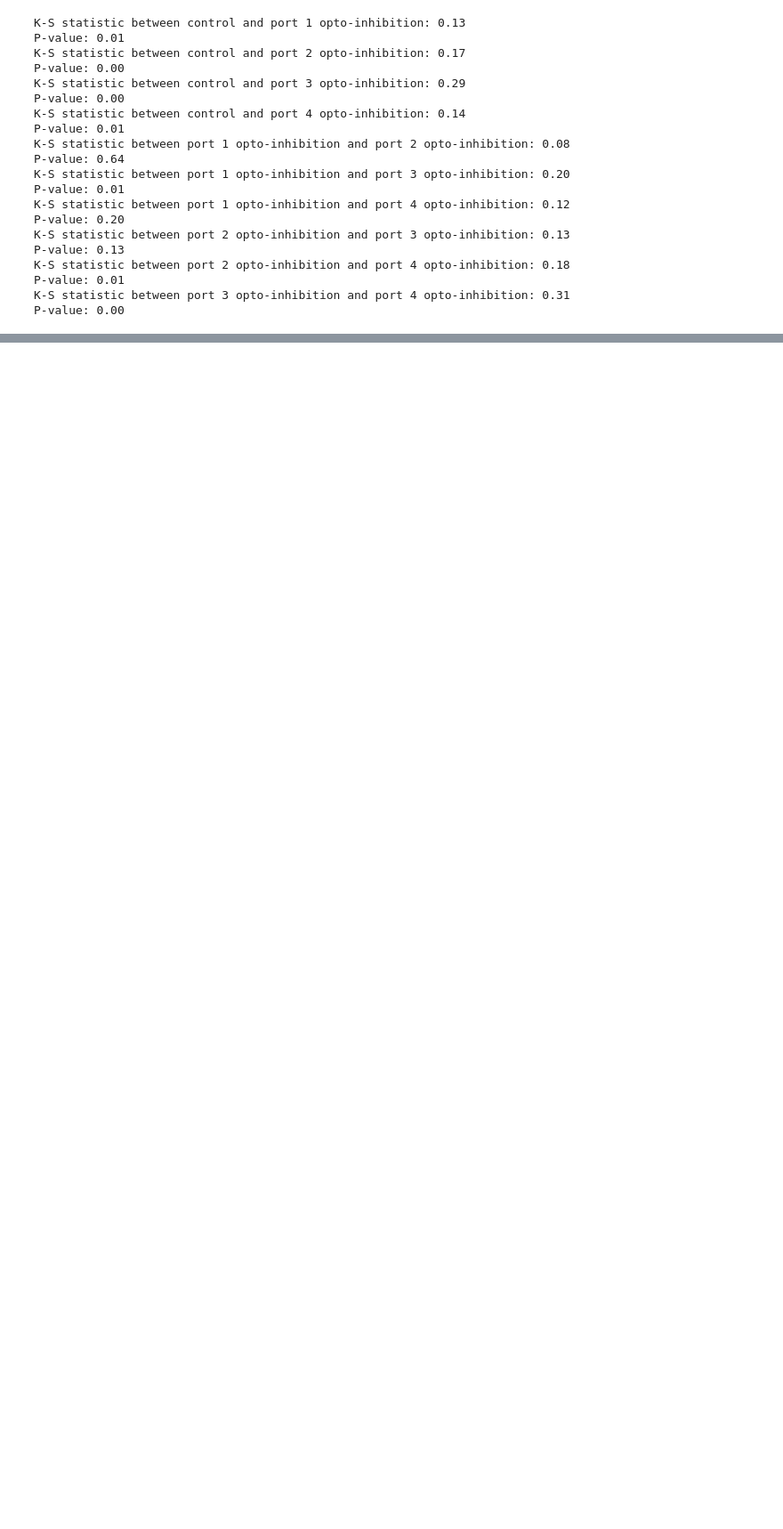
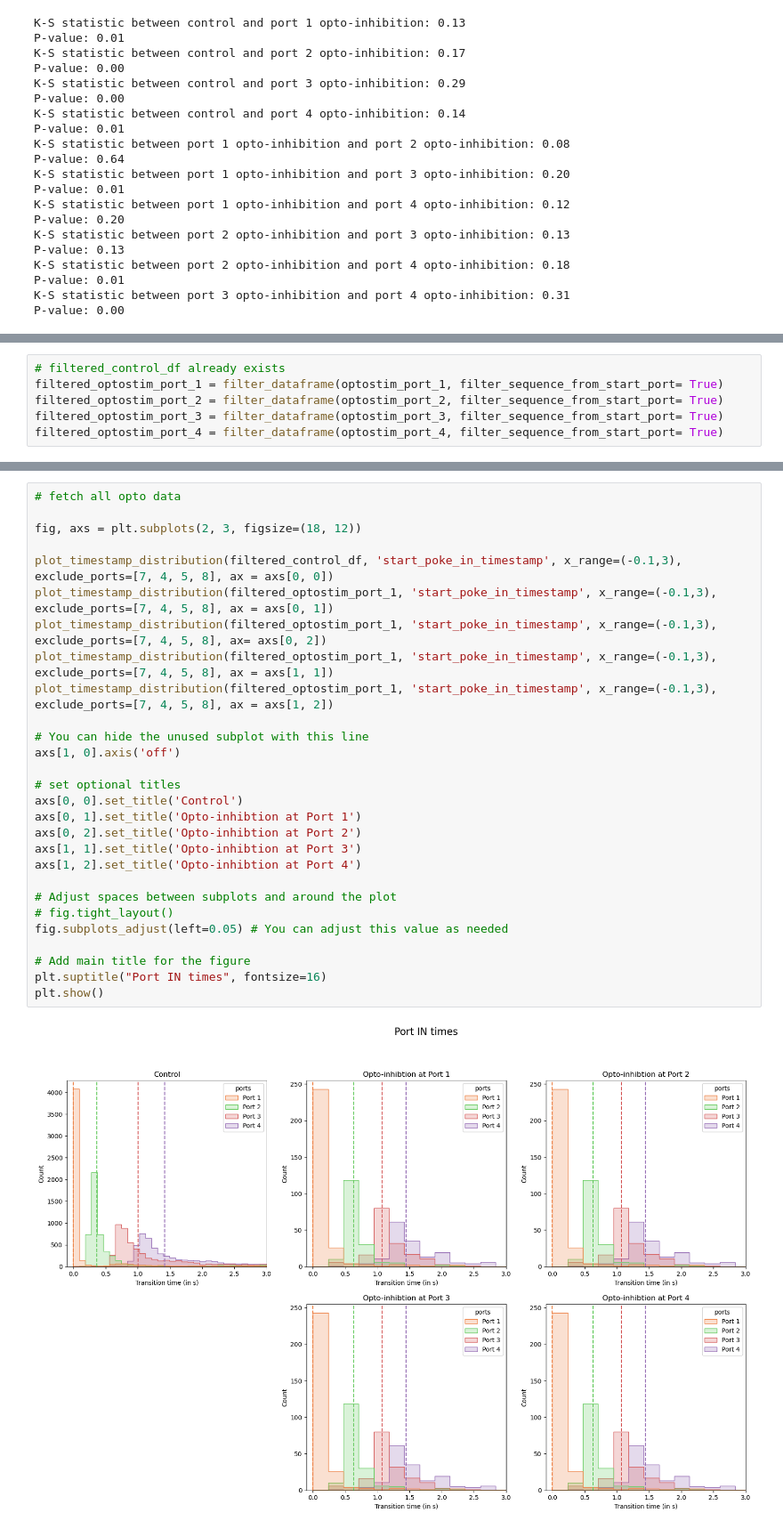
Before and after one commit to sthitapati/sarabhai, a Jupyter notebook: notebooks/plotutils.ipynb, the cells around one changed output, grey strips where cells are left out. Shown at 89% size. Saved outputs shown, nothing was run; the diff lists cells and outputs as text; blank space fills up the shorter version.

```diff
--- a/notebooks/plotutils.ipynb
+++ b/notebooks/plotutils.ipynb
@@ -902,0 +1013,6 @@ P-value: 0.00
+# %%
+# filtered_control_df already exists
+filtered_optostim_port_1 = filter_dataframe(optostim_port_1, filter_sequence_from_start_port= True)
+filtered_optostim_port_2 = filter_dataframe(optostim_port_2, filter_sequence_from_start_port= True)
+filtered_optostim_port_3 = filter_dataframe(optostim_port_3, filter_sequence_from_start_port= True)
+filtered_optostim_port_4 = filter_dataframe(optostim_port_4, filter_sequence_from_start_port= True)
@@ -902,0 +1021,30 @@ P-value: 0.00
+# %%
+# fetch all opto data
+
+fig, axs = plt.subplots(2, 3, figsize=(18, 12))
+
+plot_timestamp_distribution(filtered_control_df, 'start_poke_in_timestamp', x_range=(-0.1,3), exclude_ports=[7, 4, 5, 8], ax = axs[0, 0])
+plot_timestamp_distribution(filtered_optostim_port_1, 'start_poke_in_timestamp', x_range=(-0.1,3), exclude_ports=[7, 4, 5, 8], ax = axs[0, 1])
+plot_timestamp_distribution(filtered_optostim_port_1, 'start_poke_in_timestamp', x_range=(-0.1,3), exclude_ports=[7, 4, 5, 8], ax= axs[0, 2])
+plot_timestamp_distribution(filtered_optostim_port_1, 'start_poke_in_timestamp', x_range=(-0.1,3), exclude_ports=[7, 4, 5, 8], ax = axs[1, 1])
+plot_timestamp_distribution(filtered_optostim_port_1, 'start_poke_in_timestamp', x_range=(-0.1,3), exclude_ports=[7, 4, 5, 8], ax = axs[1, 2])
+
+# You can hide the unused subplot with this line
+axs[1, 0].axis('off')
+
+# set optional titles
+axs[0, 0].set_title('Control')
+axs[0, 1].set_title('Opto-inhibtion at Port 1')
+axs[0, 2].set_title('Opto-inhibtion at Port 2')
+axs[1, 1].set_title('Opto-inhibtion at Port 3')
+axs[1, 2].set_title('Opto-inhibtion at Port 4')
+
+# Adjust spaces between subplots and around the plot
+# fig.tight_layout()
+fig.subplots_adjust(left=0.05) # You can adjust this value as needed
+
+# Add main title for the figure
+plt.suptitle("Port IN times", fontsize=16)
+plt.show()
+# %% [output]
+[figure, added]
```
Also changed, not shown: parts of 54 cells of this notebook.
